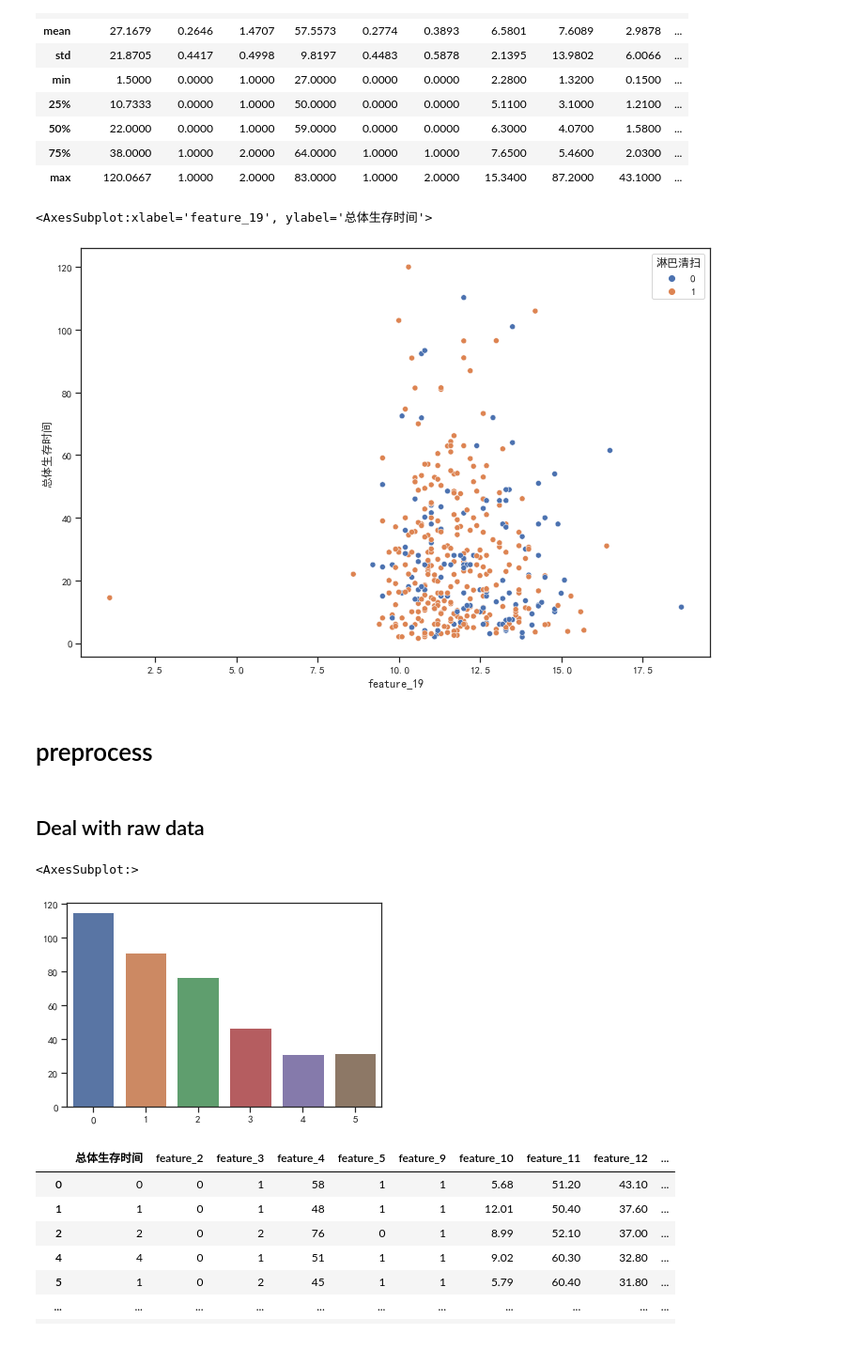
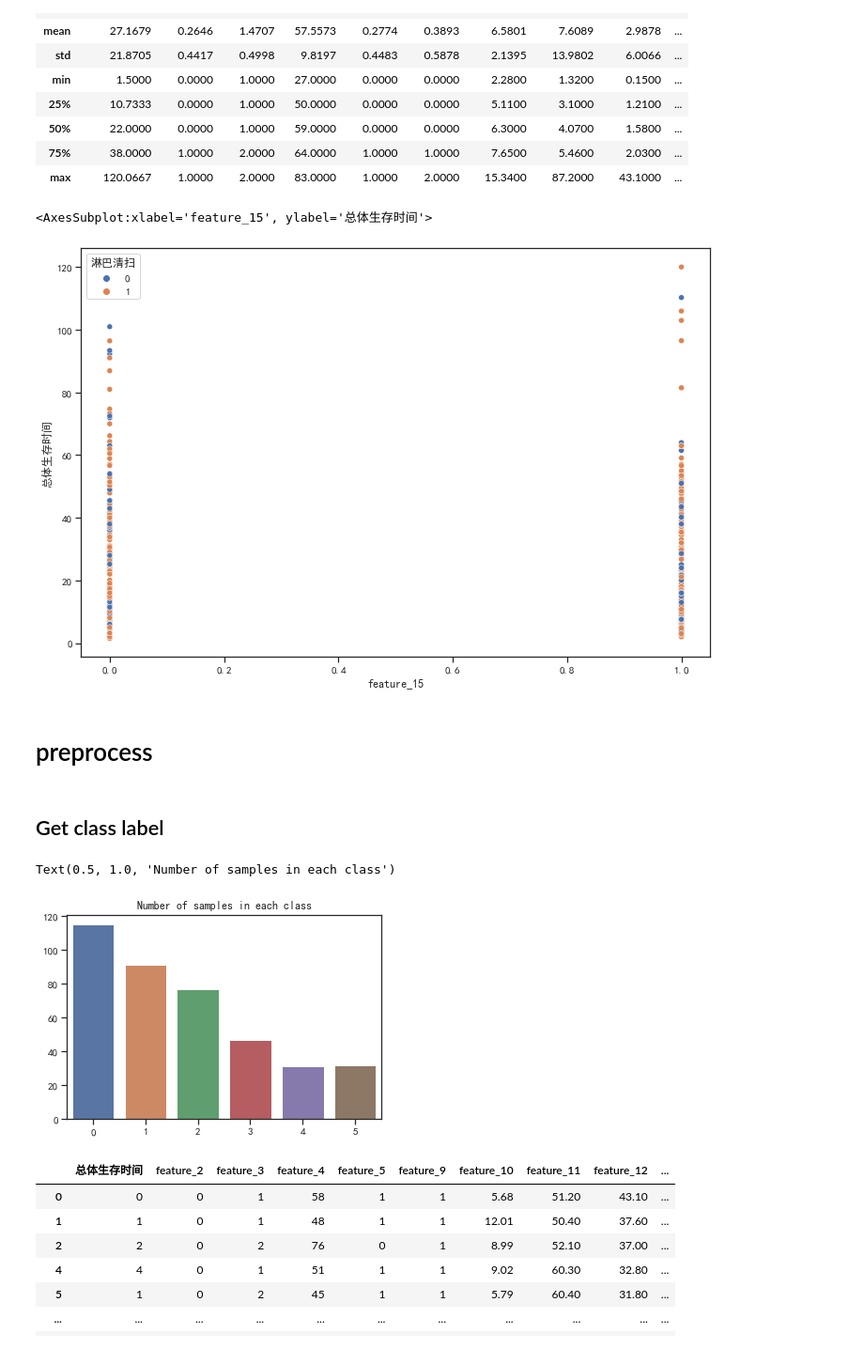
Before and after one commit to Parsonlee/TNM------, a Jupyter notebook: model.ipynb, the cells around one changed output. Shown: that part at 94% size. Saved outputs shown, nothing was run; the diff lists cells and outputs as text; code cells hidden in the pictures.

Commit message:
Add some plots

```diff
--- a/model.ipynb
+++ b/model.ipynb
@@ -62,14 +61,14 @@ data.describe()
 # %%
 plt.figure(figsize=(12, 8))
 # sns.scatterplot(x=original['feature_15'], y=original['总体生存时间'], hue=original['淋巴清扫'])
-sns.scatterplot(x=data['feature_19'], y=data['总体生存时间'], hue=data['淋巴清扫'])
+sns.scatterplot(x=data['feature_15'], y=data['总体生存时间'], hue=data['淋巴清扫'])
 # %% [output]
-<AxesSubplot:xlabel='feature_19', ylabel='总体生存时间'>
+<AxesSubplot:xlabel='feature_15', ylabel='总体生存时间'>
-[figure, old version]
+[figure, new version]
 # %% [markdown]
 # preprocess
-# %% [markdown]
-## Deal with raw data
+# %% [markdown]
+## Get class label
 # %%
 def get_class(target):
     if target < 12:
@@ -88,9 +87,10 @@ def get_class(target):
 data['总体生存时间'] = data['总体生存时间'].apply(get_class)
 # %%
 sns.barplot(y=data['总体生存时间'].value_counts().values, x=data['总体生存时间'].value_counts().index)
+plt.title('Number of samples in each class')
 # %% [output]
-<AxesSubplot:>
+Text(0.5, 1.0, 'Number of samples in each class')
-[figure, old version]
+[figure, new version]
 # %%
 df = data.copy()
 
```
Also changed, not shown: parts of 42 cells of this notebook.
